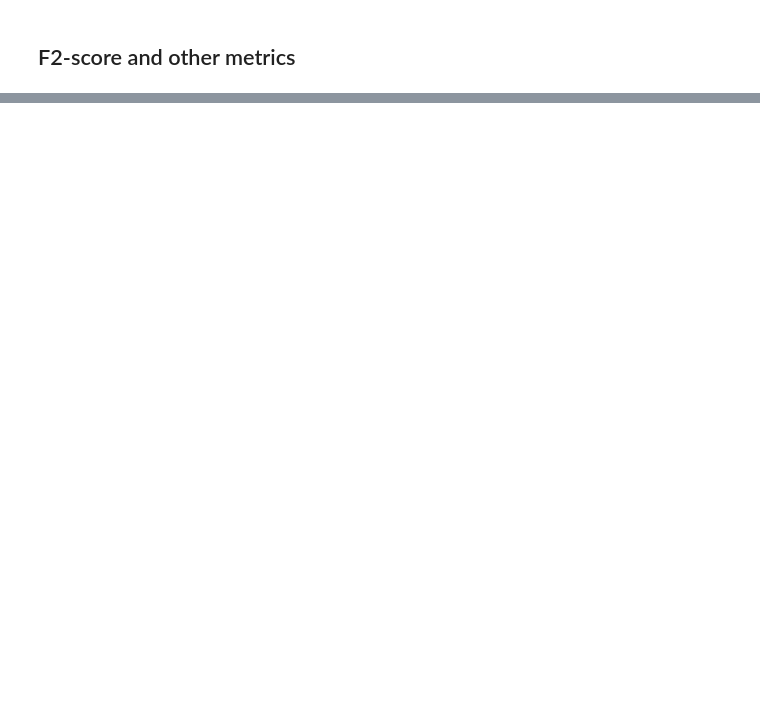
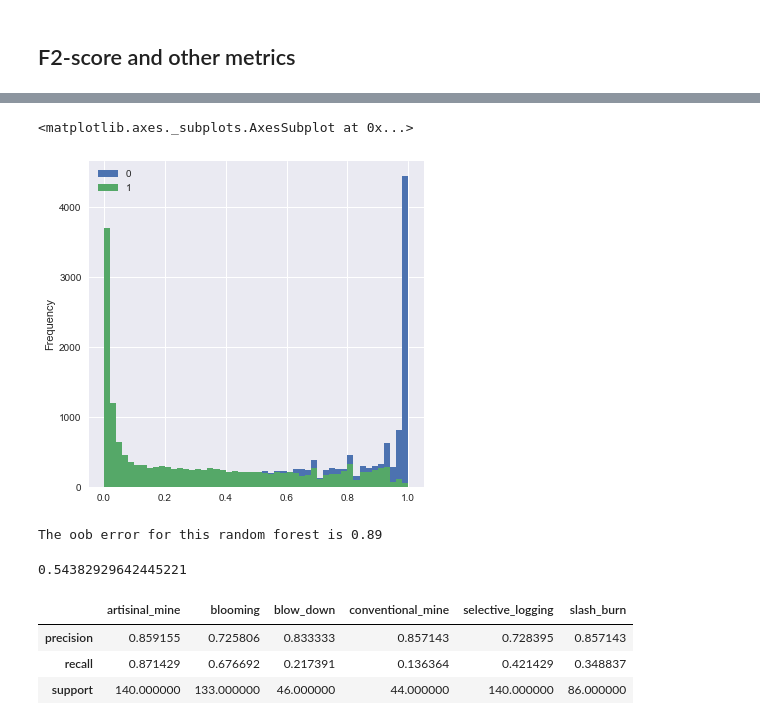
Before and after one commit to alineberry/kaggle_UnderstandingAmazonFromSpace, a Jupyter notebook: develop/claire-lab-notebook.ipynb, the cells around one changed output, grey strips where cells are left out. Saved outputs shown, nothing was run; the diff lists cells and outputs as text; code cells hidden in the pictures; blank space fills up the shorter version.

```diff
--- a/develop/claire-lab-notebook.ipynb
+++ b/develop/claire-lab-notebook.ipynb
@@ -380,0 +352,5 @@ X_train_rows.head()
+# %%
+pd.DataFrame(probs[0]).plot.hist(subplots=False, bins=50)
+# %% [output]
+<matplotlib.axes._subplots.AxesSubplot at 0x...>
+[figure, added]
@@ -380,0 +374,20 @@ X_train_rows.head()
+# %%
+rf.fit(X_train_small, y_train_small)
+print('The oob error for this random forest is {}'.format(rf.oob_score_.round(2)))
+# %% [output]
+The oob error for this random forest is 0.89
+# %%
+predictions = rf.predict(X_validation_small)
+fbeta_score(np.asarray(y_validation_small), predictions, beta=2, average='samples')
+# %% [output]
+0.54382929642445221
+# %%
+precision, recall, fscore, support = score(y_validation_small, predictions)
+Metrics = pd.DataFrame([precision, recall, support], index=['precision', 'recall', 'support'])
+Metrics.columns = y_validation_small.columns
+Metrics
+# %% [output]
+|  | artisinal_mine | blooming | blow_down | conventional_mine | selective_logging | slash_burn |
+| precision | 0.859155 | 0.725806 | 0.833333 | 0.857143 | 0.728395 | 0.857143 |
+| recall | 0.871429 | 0.676692 | 0.217391 | 0.136364 | 0.421429 | 0.348837 |
+| support | 140.000000 | 133.000000 | 46.000000 | 44.000000 | 140.000000 | 86.000000 |
```
Also changed, not shown: parts of 29 cells of this notebook, 2 other files.
